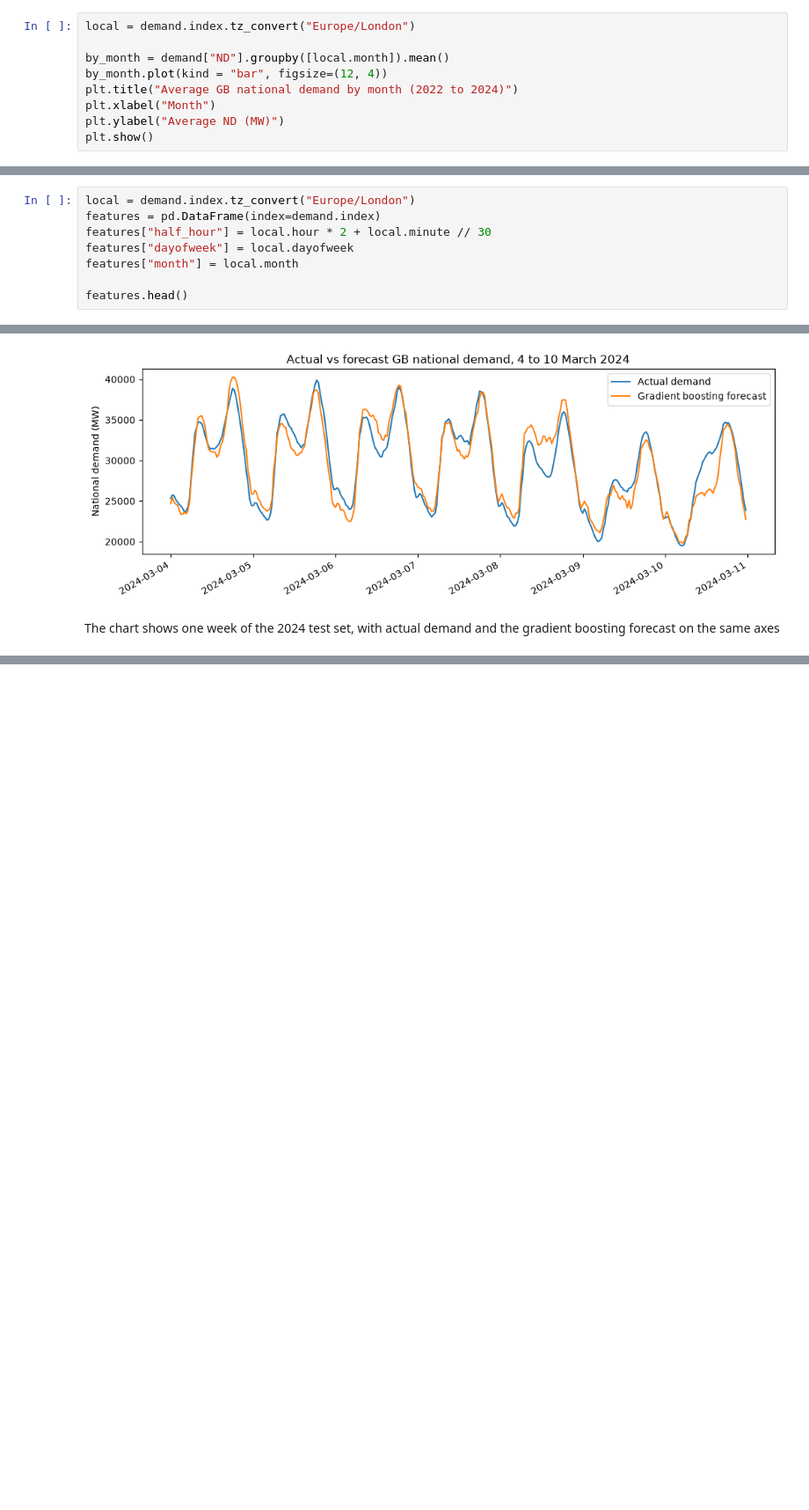
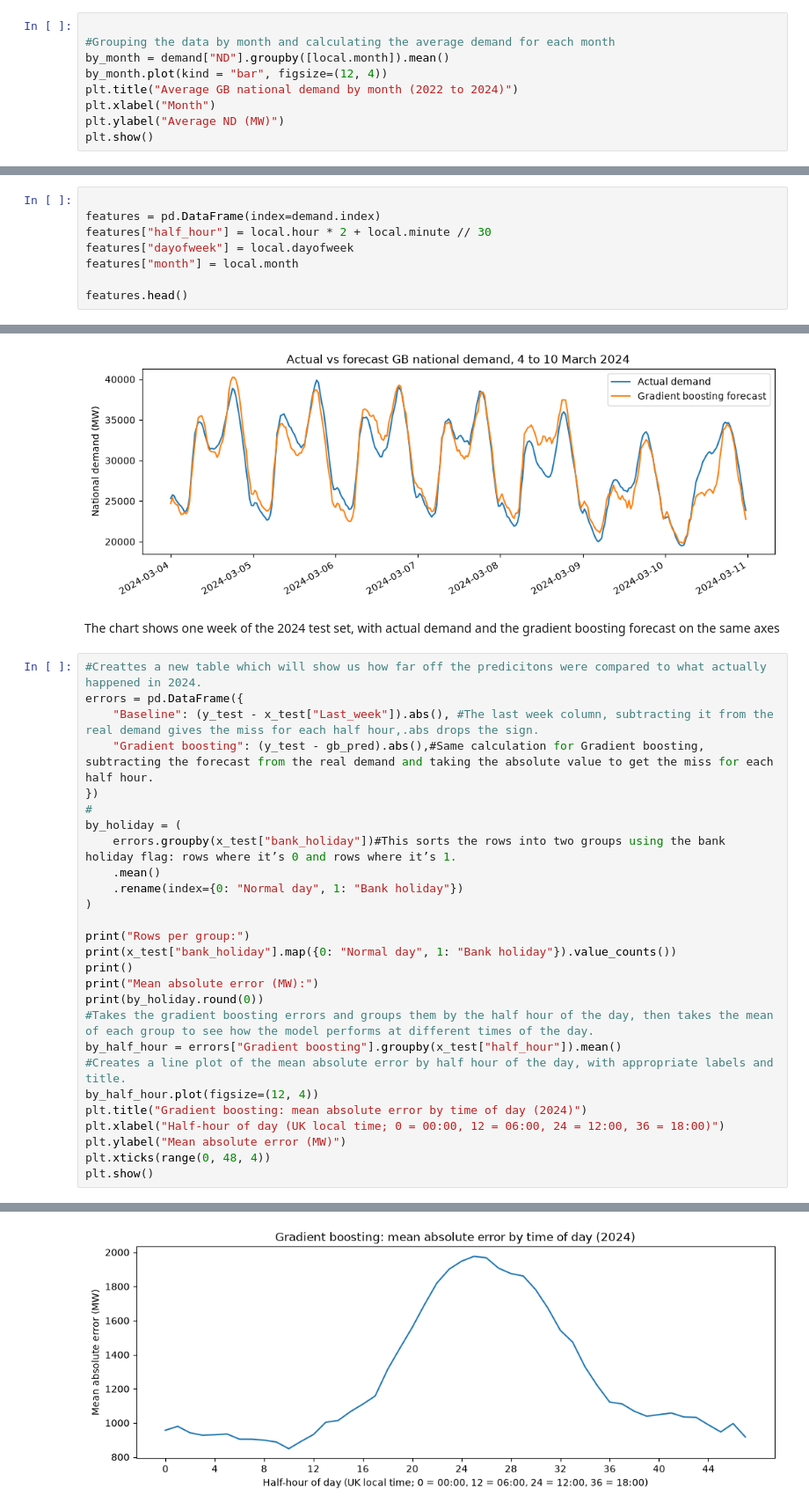
Before and after one commit to rawdan2006-ai/electricity-demand-forecast, a Jupyter notebook: notebooks/demand_forecast.ipynb, the cells around one changed output, grey strips where cells are left out. Shown at 88% size. Saved outputs shown, nothing was run; the diff lists cells and outputs as text; blank space fills up the shorter version.

```diff
--- a/notebooks/demand_forecast.ipynb
+++ b/notebooks/demand_forecast.ipynb
@@ -184,8 +203,8 @@ plt.show()
 # %% [markdown]
 Demand is higher on weekdays compared to weekends, this could be due to people being out of the house at weekends.
 # %%
-local = demand.index.tz_convert("Europe/London")
 
+#Grouping the data by month and calculating the average demand for each month
 by_month = demand["ND"].groupby([local.month]).mean()
 by_month.plot(kind = "bar", figsize=(12, 4))
 plt.title("Average GB national demand by month (2022 to 2024)")
@@ -197,7 +216,7 @@ plt.show()
 # %% [markdown]
 Demand Peaks around December - January time and slows mid year in the summer, this is probably due to warmer weather in the summer months.
 # %%
-local = demand.index.tz_convert("Europe/London")
+
 features = pd.DataFrame(index=demand.index)
 features["half_hour"] = local.hour * 2 + local.minute // 30
 features["dayofweek"] = local.dayofweek
@@ -414,3 +430,31 @@ plt.show()
 [figure]
 # %% [markdown]
 The chart shows one week of the 2024 test set, with actual demand and the gradient boosting forecast on the same axes
+# %%
+#Creattes a new table which will show us how far off the predicitons were compared to what actually happened in 2024.
+errors = pd.DataFrame({
+    "Baseline": (y_test - x_test["Last_week"]).abs(), #The last week column, subtracting it from the real demand gives the miss for each half hour,.abs drops the sign.
+    "Gradient boosting": (y_test - gb_pred).abs(),#Same calculation for Gradient boosting, subtracting the forecast from the real demand and taking the absolute value to get the miss for each half hour.
+})
+#
+by_holiday = (
+    errors.groupby(x_test["bank_holiday"])#This sorts the rows into two groups using the bank holiday flag: rows where it’s 0 and rows where it’s 1.
+    .mean()
+    .rename(index={0: "Normal day", 1: "Bank holiday"})
+)
+
+print("Rows per group:")
+print(x_test["bank_holiday"].map({0: "Normal day", 1: "Bank holiday"}).value_counts())
+print()
+print("Mean absolute error (MW):")
+print(by_holiday.round(0))
+#Takes the gradient boosting errors and groups them by the half hour of the day, then takes the mean of each group to see how the model performs at different times of the day.
+by_half_hour = errors["Gradient boosting"].groupby(x_test["half_hour"]).mean()
+#Creates a line plot of the mean absolute error by half hour of the day, with appropriate labels and title.
+by_half_hour.plot(figsize=(12, 4))
+plt.title("Gradient boosting: mean absolute error by time of day (2024)")
+plt.xlabel("Half-hour of day (UK local time; 0 = 00:00, 12 = 06:00, 24 = 12:00, 36 = 18:00)")
+plt.ylabel("Mean absolute error (MW)")
+plt.xticks(range(0, 48, 4))
+plt.show()
+# %% [output]
@@ -416,0 +472 @@ The chart shows one week of the 2024 test set, with actual demand and the gradie
+[figure, added]
```
Also changed, not shown: parts of 22 cells of this notebook.
